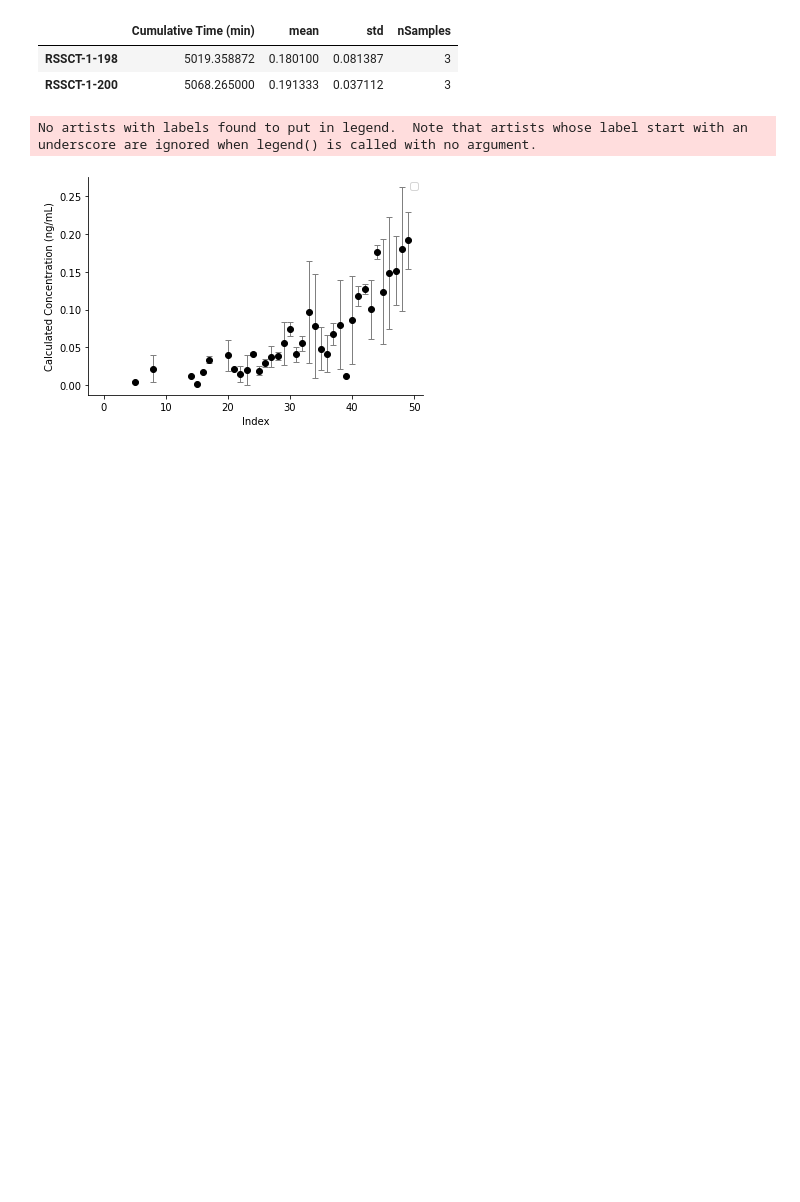
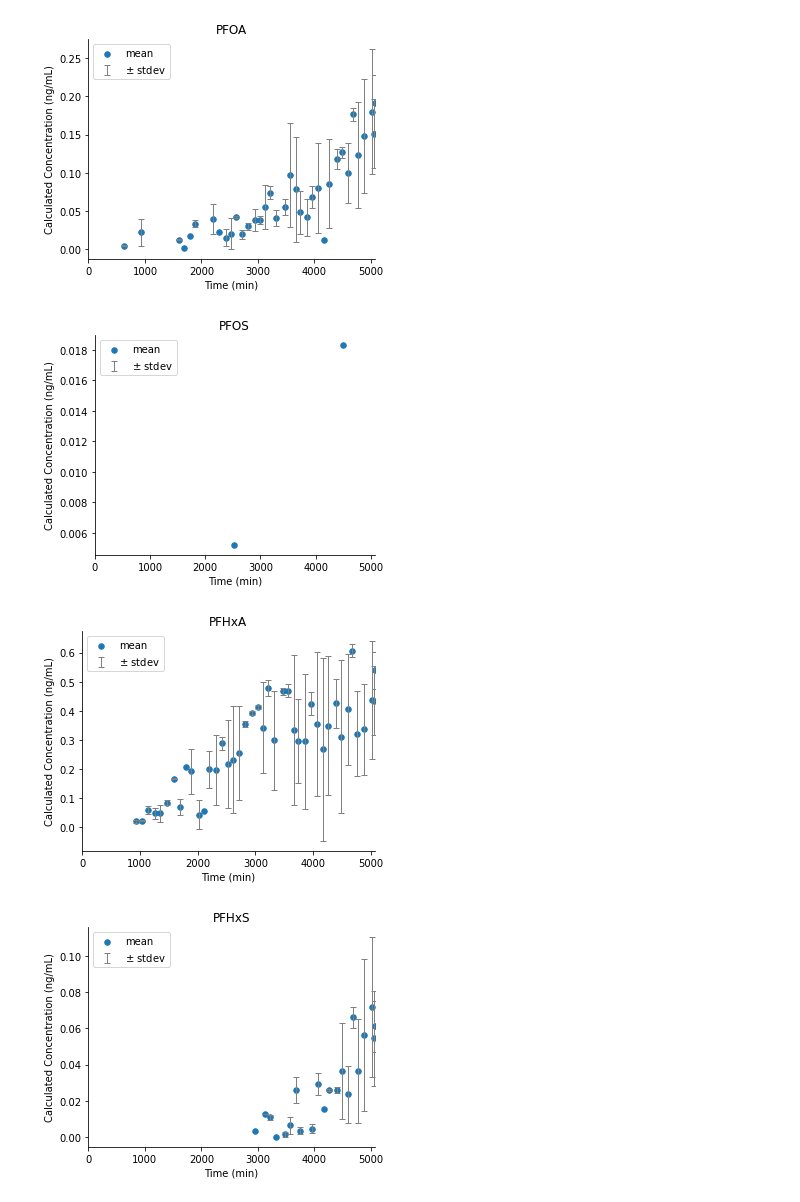
Before and after one commit to edsaac/ReactiveBiomass, a Jupyter notebook: notebooks/plotEmma/plotCurves.ipynb, the cells around one changed output. Saved outputs shown, nothing was run; the diff lists cells and outputs as text; code cells hidden in the pictures; blank space fills up the shorter version.

Commit message:
plot all sheets with errbars

```diff
--- a/notebooks/plotEmma/plotCurves.ipynb
+++ b/notebooks/plotEmma/plotCurves.ipynb
@@ -13,4 +23,2 @@ for key in keysToSearch:
 pathToFile = r"./data/Time.xlsx"
 time = pd.read_excel(pathToFile,sheet_name="Time",index_col="Sample ID")
-# %%
-data = allData["Effluent"]
@@ -20,25 +32,34 @@ groupSamples = data[["Sample Name",strConc]].groupby(by=["Sample Name"],as_index
+# %%
+#Extract only concentrations and group samples
+strConc = 'Calculated Concentration (ng/mL)'
+strID = 'Sample Name'
+allGroupedSamples = {k:None for k in keysToSearch}
+for key,data in allEffluent.items():
+    allGroupedSamples[key] = data[[strID,strConc]].groupby(by=[strID],as_index=True,sort=False)
 # %%
-statistics = pd.concat([time[["Cumulative Time (min)"]],
-                        groupSamples.mean().rename(columns={strConc:"mean"}),
-                        groupSamples.std().rename(columns={strConc:"std"}),
-                        groupSamples.count().rename(columns={strConc:"nSamples"})], axis = 1)
+## Calculate mean and stdev of each group of three samples
+allStatistics = {k:None for k in keysToSearch}
+for key,data in allGroupedSamples.items():
+    allStatistics[key] = pd.concat([time[["Cumulative Time (min)"]],
+                                    data.mean().rename(columns={strConc:"mean"}),
+                                    data.std().rename(columns={strConc:"std"}),
+                                    data.count().rename(columns={strConc:"nSamples"})], axis = 1)
-# %%
-statistics.tail(2)
-# %% [output]
-|  | Cumulative Time (min) | mean | std | nSamples |
-| RSSCT-1-198 | 5019.358872 | 0.180100 | 0.081387 | 3 |
-| RSSCT-1-200 | 5068.265000 | 0.191333 | 0.037112 | 3 |
 # %%
-fig,ax = plt.subplots()
-#ax.plot(averages["Effluent"][strConc],label='PFOA',lw=0,marker='.')
-ax.errorbar(np.arange(len(statistics)),statistics["mean"],statistics["std"],
-            lw=0,c='k',marker="o",ecolor='gray',elinewidth=1,capsize=3)
-ax.set_xlabel("Index")
-ax.set_ylabel(strConc)
-ax.legend()
-ax.spines['top'].set_visible(False)
-ax.spines['right'].set_visible(False)
-plt.show()
+for key,statistics in allStatistics.items():
+    fig,ax = plt.subplots(figsize=(5,4),tight_layout=True)
+    ax.scatter(statistics["Cumulative Time (min)"],statistics["mean"],s=30,label="mean")
+    ax.errorbar(statistics["Cumulative Time (min)"],statistics["mean"],statistics["std"],
+                lw=0,c='k',marker=None,ecolor='gray',elinewidth=1,capsize=3,label=r'$\pm$ stdev')
+    ax.set_xlabel("Time (min)")
+    ax.set_ylabel(strConc)
+    ax.set_title(key)
+    ax.legend()
+    ax.set_xlim(0,statistics["Cumulative Time (min)"].max())
+    ax.spines['top'].set_visible(False)
+    ax.spines['right'].set_visible(False)
+    plt.show()
 # %% [output]
-No artists with labels found to put in legend.  Note that artists whose label start with an underscore are ignored when legend() is called with no argument.
-[figure, old version]
+[figure, new version]
+[figure, added]
+[figure, added]
+[figure, added]
```
Also changed, not shown: parts of 6 cells of this notebook, 2 other files.
